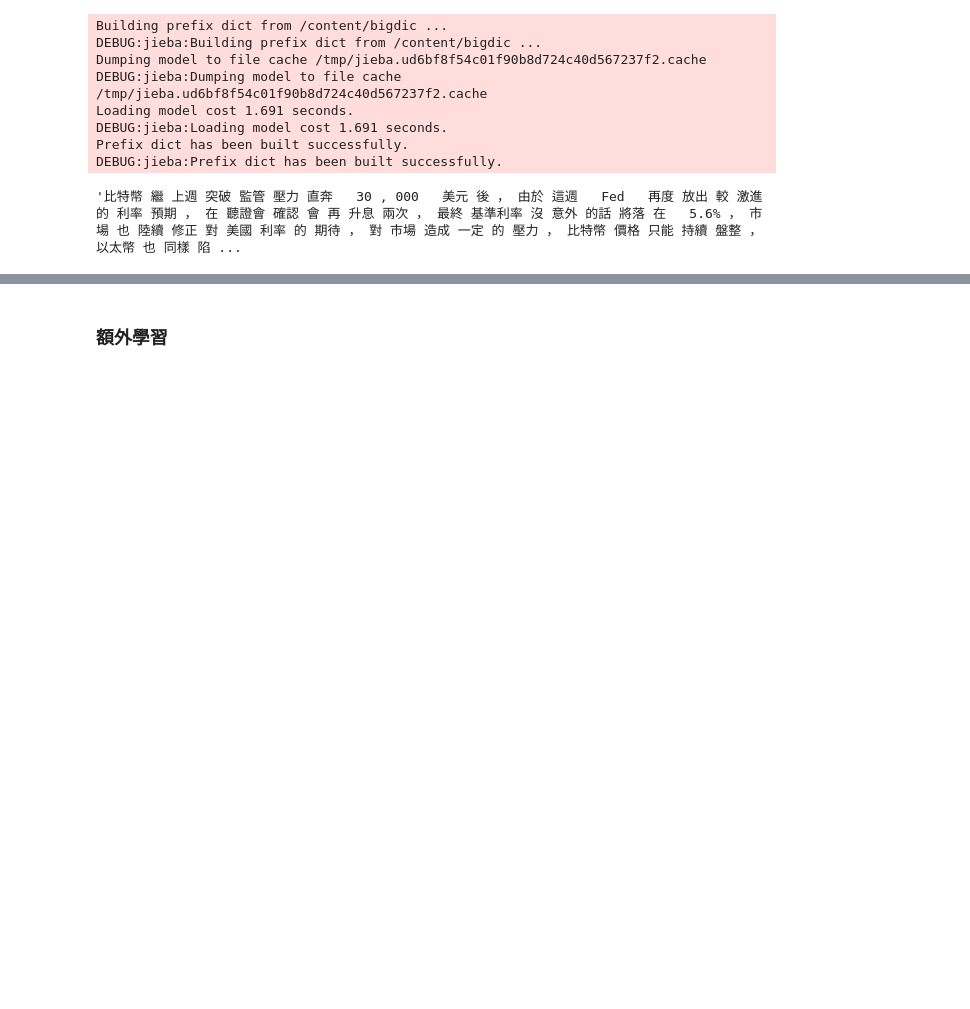
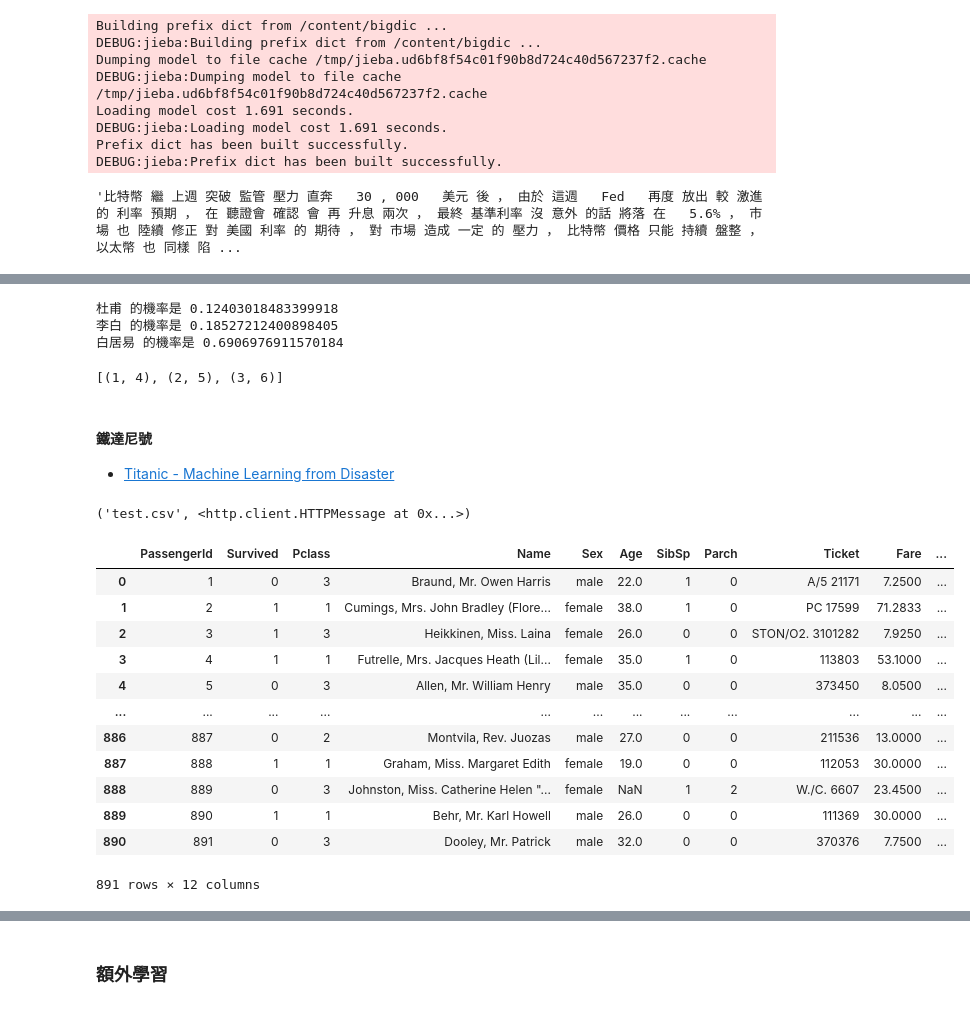
Before and after one commit to Sandwhaletree/2023.05_Tibame, a Jupyter notebook: ML_Elwing_Class/機器學習_周凡剛_上課.ipynb, the cells around one changed output, grey strips where cells are left out. Saved outputs shown, nothing was run; the diff lists cells and outputs as text; code cells hidden in the pictures; blank space fills up the shorter version.

```diff
--- a/ML_Elwing_Class/機器學習_周凡剛_上課.ipynb
+++ b/ML_Elwing_Class/機器學習_周凡剛_上課.ipynb
@@ -714,0 +1140,53 @@ DEBUG:jieba:Prefix dict has been built successfully.
+# %%
+#測試1-完全不知道的詩詞
+from opencc import OpenCC
+p="\u4EBA\u95F4\u56DB\u6708\u82B3\u83F2\u5C3D" #@param {type:"string"}
+cc=OpenCC('s2tw')
+p=cc.convert(p)
+count= vec.transform([poemcut(p)])
+proba=clf.predict_proba(count)[0]
+for p, pr in zip(poets, proba):
+    print(p,'的機率是',pr)
+# %% [output]
+杜甫 的機率是 0.12403018483399918
+李白 的機率是 0.18527212400898405
+白居易 的機率是 0.6906976911570184
+# %%
+#demo
+
+a=[1,2,3]
+b=[4,5,6]
+list(zip(a,b))
+# %% [output]
+[(1, 4), (2, 5), (3, 6)]
+# %% [markdown]
+#### 鐵達尼號
+* [Titanic - Machine Learning from Disaster](https://www.kaggle.com/competitions/titanic/data?select=train.csv)
+# %%
+from urllib.request import urlretrieve
+url='https://github.com/Elwing-Chou/tiba0619/raw/main/titanic/train.csv'
+urlretrieve(url,"train.csv")
+url='https://github.com/Elwing-Chou/tiba0619/raw/main/titanic/test.csv'
+urlretrieve(url,"test.csv")
+# %% [output]
+('test.csv', <http.client.HTTPMessage at 0x...>)
+# %%
+import pandas as pd
+datas = pd.read_csv("train.csv", encoding="utf-8")
+datas_predict = pd.read_csv("test.csv", encoding="utf-8")
+# %%
+datas
+# %% [output]
+|  | PassengerId | Survived | Pclass | Name | Sex | Age | SibSp | Parch | Ticket | Fare | ... |
+| 0 | 1 | 0 | 3 | Braund, Mr. Owen Harris | male | 22.0 | 1 | 0 | A/5 21171 | 7.2500 | ... |
+| 1 | 2 | 1 | 1 | Cumings, Mrs. John Bradley (Flore... | female | 38.0 | 1 | 0 | PC 17599 | 71.2833 | ... |
+| 2 | 3 | 1 | 3 | Heikkinen, Miss. Laina | female | 26.0 | 0 | 0 | STON/O2. 3101282 | 7.9250 | ... |
+| 3 | 4 | 1 | 1 | Futrelle, Mrs. Jacques Heath (Lil... | female | 35.0 | 1 | 0 | 113803 | 53.1000 | ... |
+| 4 | 5 | 0 | 3 | Allen, Mr. William Henry | male | 35.0 | 0 | 0 | 373450 | 8.0500 | ... |
+| ... | ... | ... | ... | ... | ... | ... | ... | ... | ... | ... | ... |
+| 886 | 887 | 0 | 2 | Montvila, Rev. Juozas | male | 27.0 | 0 | 0 | 211536 | 13.0000 | ... |
+| 887 | 888 | 1 | 1 | Graham, Miss. Margaret Edith | female | 19.0 | 0 | 0 | 112053 | 30.0000 | ... |
+| 888 | 889 | 0 | 3 | Johnston, Miss. Catherine Helen "... | female | NaN | 1 | 2 | W./C. 6607 | 23.4500 | ... |
+| 889 | 890 | 1 | 1 | Behr, Mr. Karl Howell | male | 26.0 | 0 | 0 | 111369 | 30.0000 | ... |
+| 890 | 891 | 0 | 3 | Dooley, Mr. Patrick | male | 32.0 | 0 | 0 | 370376 | 7.7500 | ... |
+891 rows × 12 columns
```
Also changed, not shown: parts of 67 cells of this notebook.
